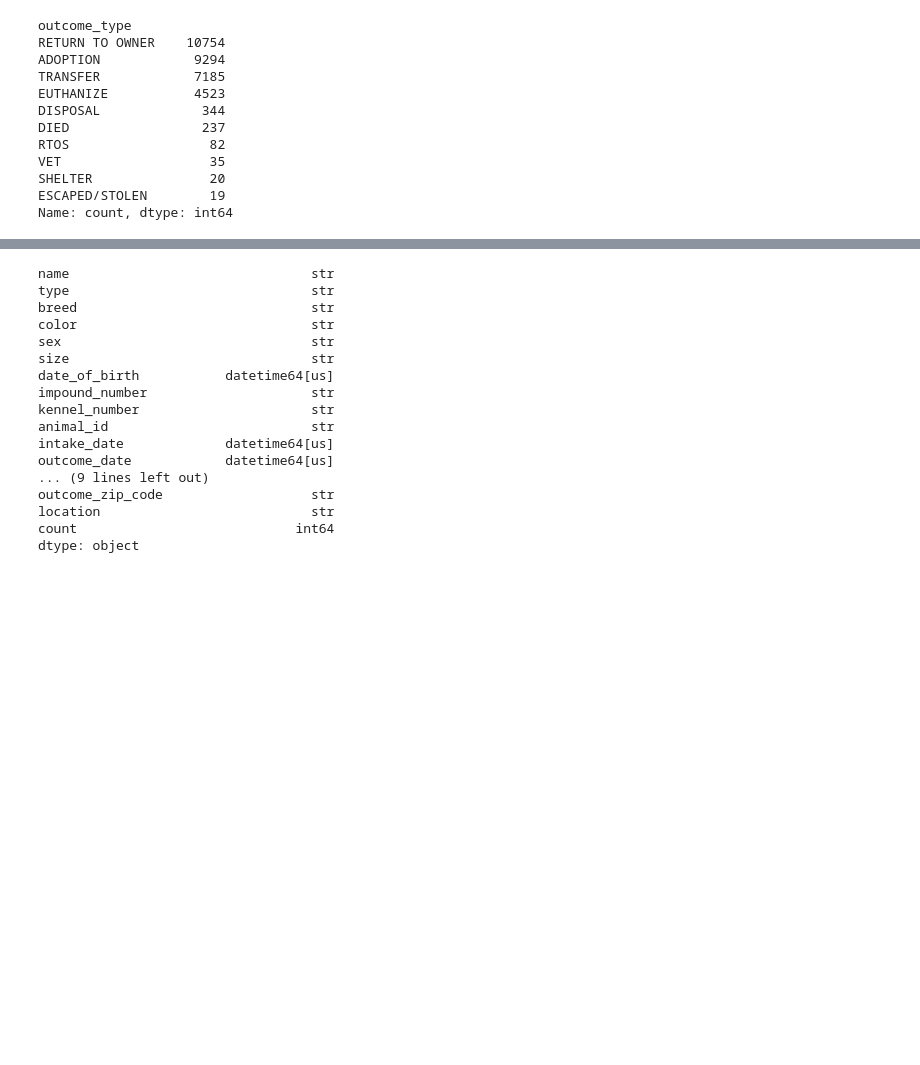
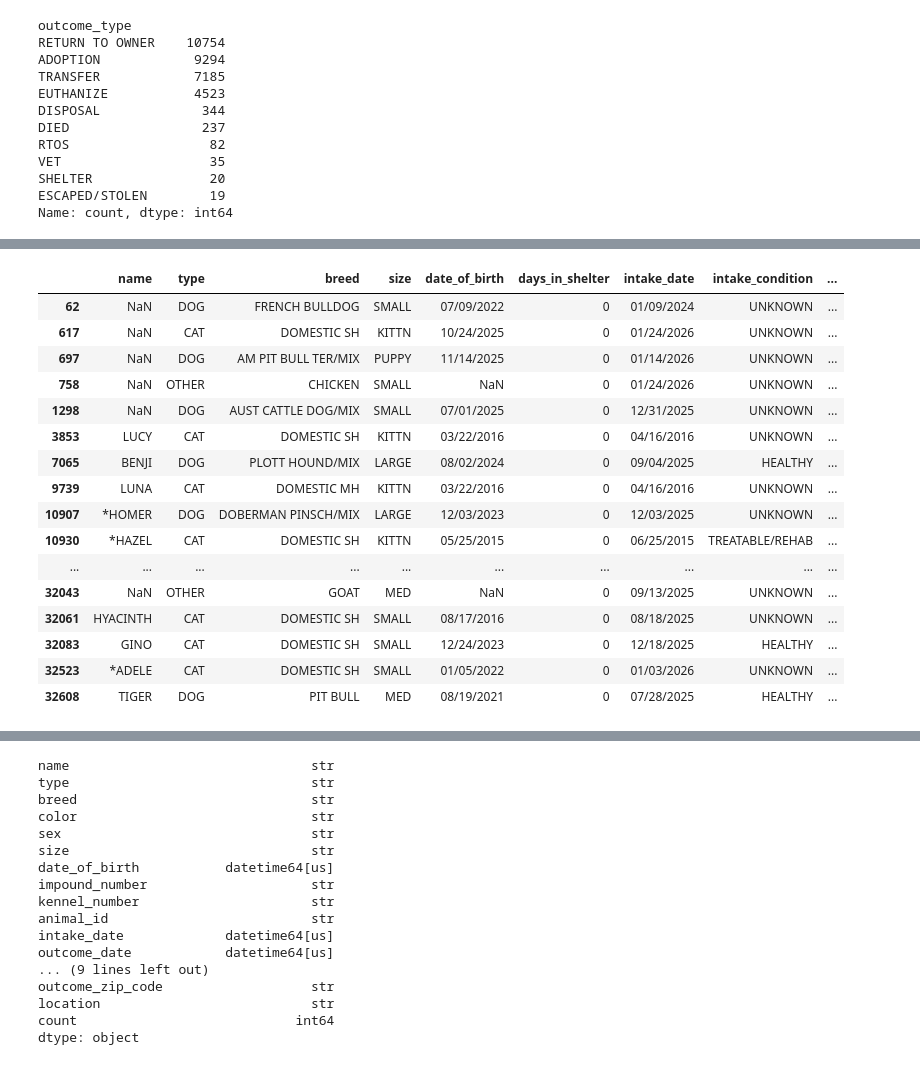
Before and after one commit to cillam/animal-shelter-analytics, a Jupyter notebook: notebooks/01_eda.ipynb, the cells around one changed output, grey strips where cells are left out. Drawn from its saved outputs; the diff is of its cells as text; code cells hidden in the pictures; blank space fills up the shorter version.

```diff
--- a/notebooks/01_eda.ipynb
+++ b/notebooks/01_eda.ipynb
@@ -145,0 +210,21 @@ Name: count, dtype: int64
+# %%
+pending_animals_df = shelter_df[shelter_df["outcome_date"].isnull()]
+display(pending_animals_df[["name","type", "breed", "size", "date_of_birth", "days_in_shelter", "intake_date", "intake_condition", "outcome_date", "outcome_type", "outcome_subtype", "outcome_condition"]])
+# %% [output]
+|  | name | type | breed | size | date_of_birth | days_in_shelter | intake_date | intake_condition | ... |
+| 62 | NaN | DOG | FRENCH BULLDOG | SMALL | 07/09/2022 | 0 | 01/09/2024 | UNKNOWN | ... |
+| 617 | NaN | CAT | DOMESTIC SH | KITTN | 10/24/2025 | 0 | 01/24/2026 | UNKNOWN | ... |
+| 697 | NaN | DOG | AM PIT BULL TER/MIX | PUPPY | 11/14/2025 | 0 | 01/14/2026 | UNKNOWN | ... |
+| 758 | NaN | OTHER | CHICKEN | SMALL | NaN | 0 | 01/24/2026 | UNKNOWN | ... |
+| 1298 | NaN | DOG | AUST CATTLE DOG/MIX | SMALL | 07/01/2025 | 0 | 12/31/2025 | UNKNOWN | ... |
+| 3853 | LUCY | CAT | DOMESTIC SH | KITTN | 03/22/2016 | 0 | 04/16/2016 | UNKNOWN | ... |
+| 7065 | BENJI | DOG | PLOTT HOUND/MIX | LARGE | 08/02/2024 | 0 | 09/04/2025 | HEALTHY | ... |
+| 9739 | LUNA | CAT | DOMESTIC MH | KITTN | 03/22/2016 | 0 | 04/16/2016 | UNKNOWN | ... |
+| 10907 | *HOMER | DOG | DOBERMAN PINSCH/MIX | LARGE | 12/03/2023 | 0 | 12/03/2025 | UNKNOWN | ... |
+| 10930 | *HAZEL | CAT | DOMESTIC SH | KITTN | 05/25/2015 | 0 | 06/25/2015 | TREATABLE/REHAB | ... |
+| ... | ... | ... | ... | ... | ... | ... | ... | ... | ... |
+| 32043 | NaN | OTHER | GOAT | MED | NaN | 0 | 09/13/2025 | UNKNOWN | ... |
+| 32061 | HYACINTH | CAT | DOMESTIC SH | SMALL | 08/17/2016 | 0 | 08/18/2025 | UNKNOWN | ... |
+| 32083 | GINO | CAT | DOMESTIC SH | SMALL | 12/24/2023 | 0 | 12/18/2025 | HEALTHY | ... |
+| 32523 | *ADELE | CAT | DOMESTIC SH | SMALL | 01/05/2022 | 0 | 01/03/2026 | UNKNOWN | ... |
+| 32608 | TIGER | DOG | PIT BULL | MED | 08/19/2021 | 0 | 07/28/2025 | HEALTHY | ... |
```
Also changed, not shown: parts of 31 cells of this notebook, 2 other files.
